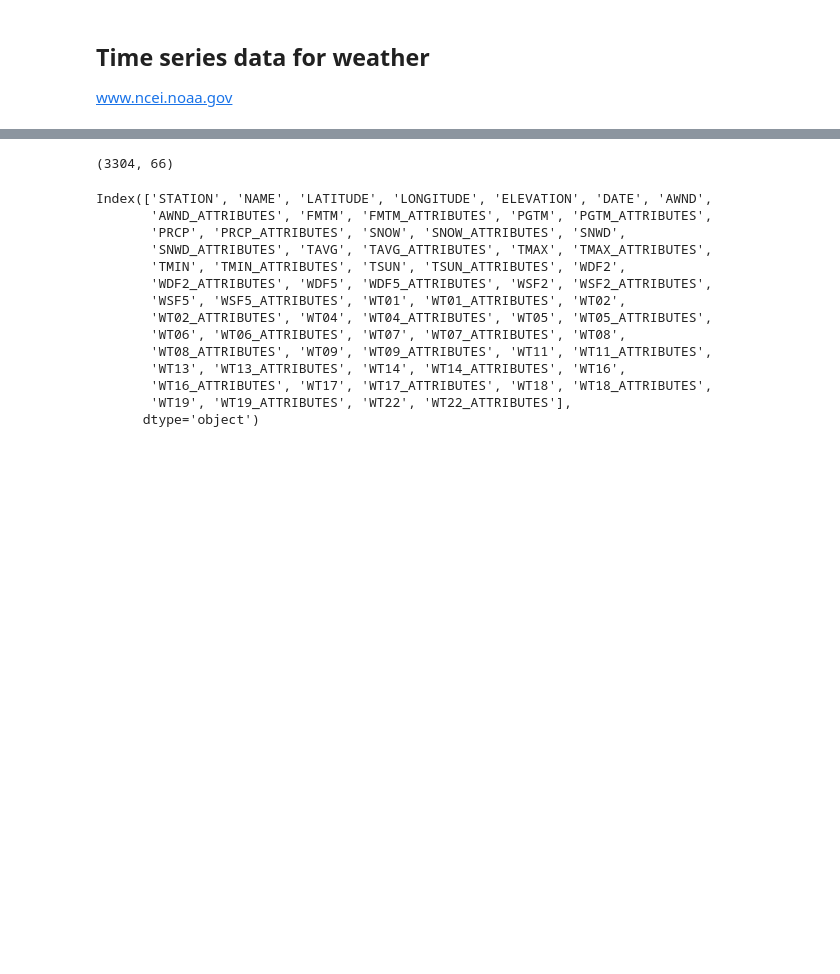
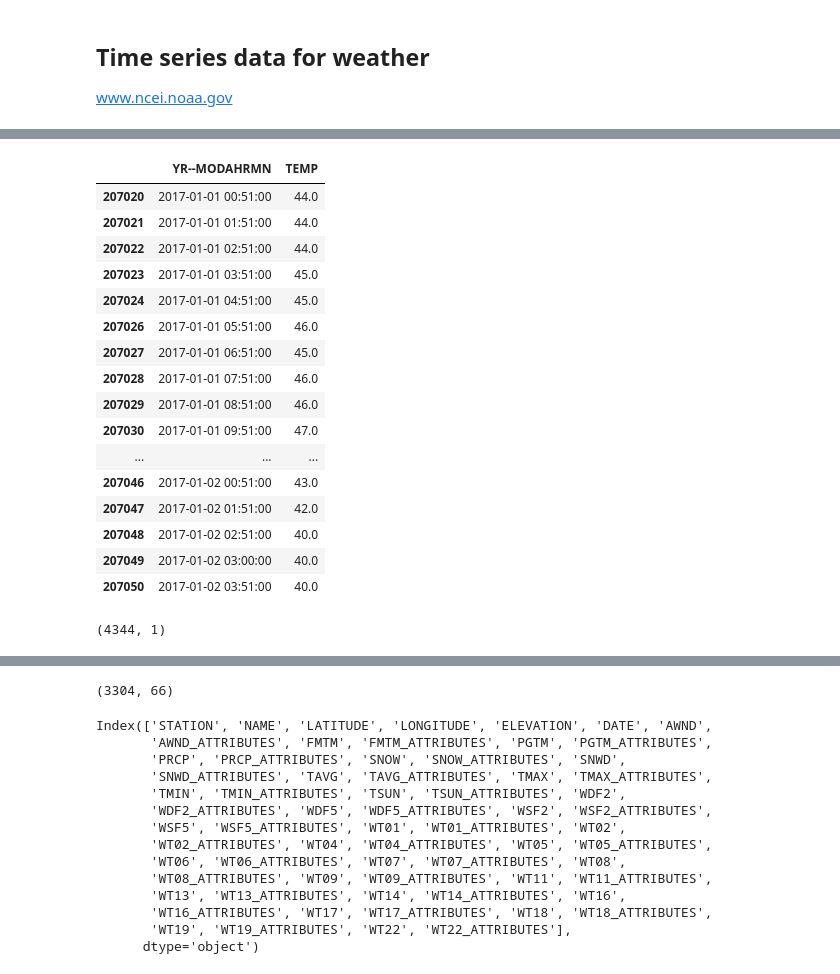
Before and after one commit to xingliuUT/battery_planner, a Jupyter notebook: read_weather_data.ipynb, the cells around one changed output, grey strips where cells are left out. Cells and saved outputs as stored; diff of their text form; code cells hidden in the pictures; blank space fills up the shorter version.

```diff
--- a/read_weather_data.ipynb
+++ b/read_weather_data.ipynb
@@ -6,0 +71,20 @@ import pandas as pd
+# %%
+df2017_hourly.head(30)
+# %% [output]
+|  | YR--MODAHRMN | TEMP |
+| 207020 | 2017-01-01 00:51:00 | 44.0 |
+| 207021 | 2017-01-01 01:51:00 | 44.0 |
+| 207022 | 2017-01-01 02:51:00 | 44.0 |
+| 207023 | 2017-01-01 03:51:00 | 45.0 |
+| 207024 | 2017-01-01 04:51:00 | 45.0 |
+| 207026 | 2017-01-01 05:51:00 | 46.0 |
+| 207027 | 2017-01-01 06:51:00 | 45.0 |
+| 207028 | 2017-01-01 07:51:00 | 46.0 |
+| 207029 | 2017-01-01 08:51:00 | 46.0 |
+| 207030 | 2017-01-01 09:51:00 | 47.0 |
+| ... | ... | ... |
+| 207046 | 2017-01-02 00:51:00 | 43.0 |
+| 207047 | 2017-01-02 01:51:00 | 42.0 |
+| 207048 | 2017-01-02 02:51:00 | 40.0 |
+| 207049 | 2017-01-02 03:00:00 | 40.0 |
+| 207050 | 2017-01-02 03:51:00 | 40.0 |
@@ -6,0 +95,4 @@ import pandas as pd
+# %%
+df2017_output.shape
+# %% [output]
+(4344, 1)
```
Also changed, not shown: parts of 22 cells of this notebook, 1 other file.
